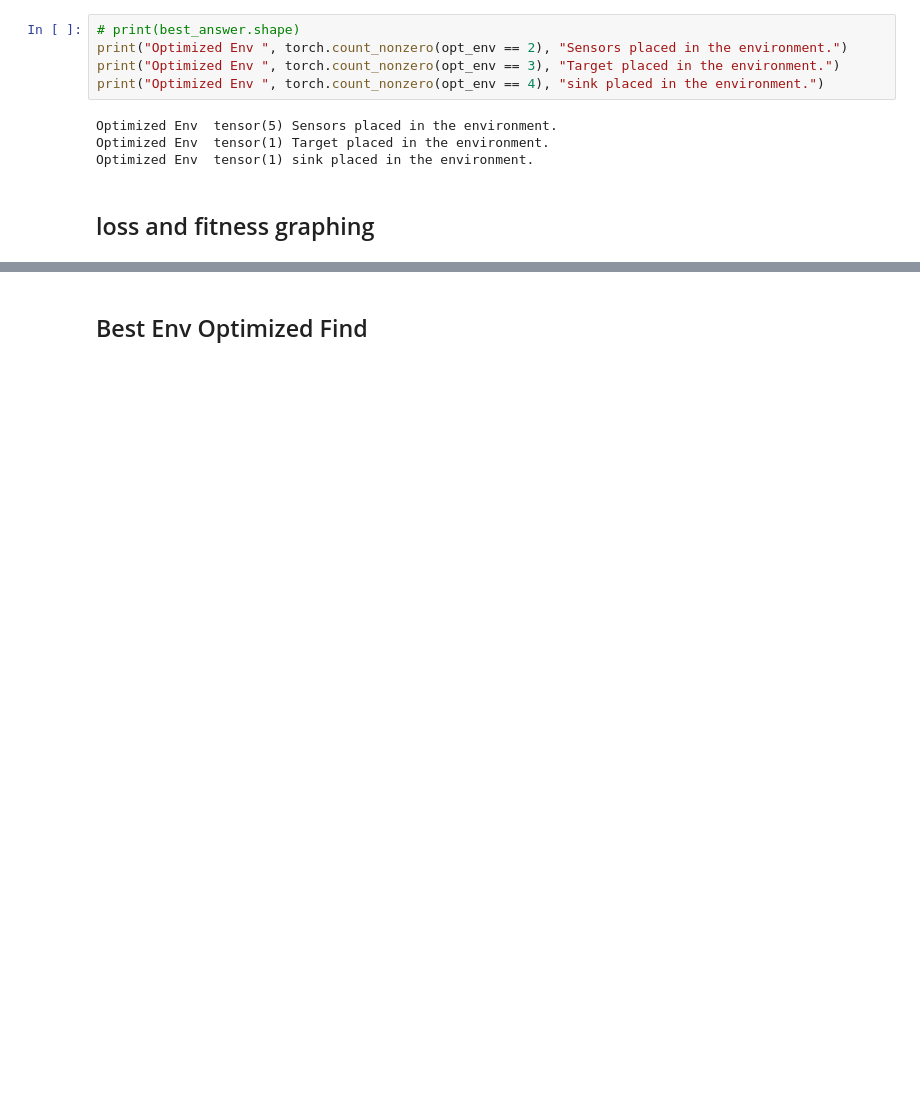
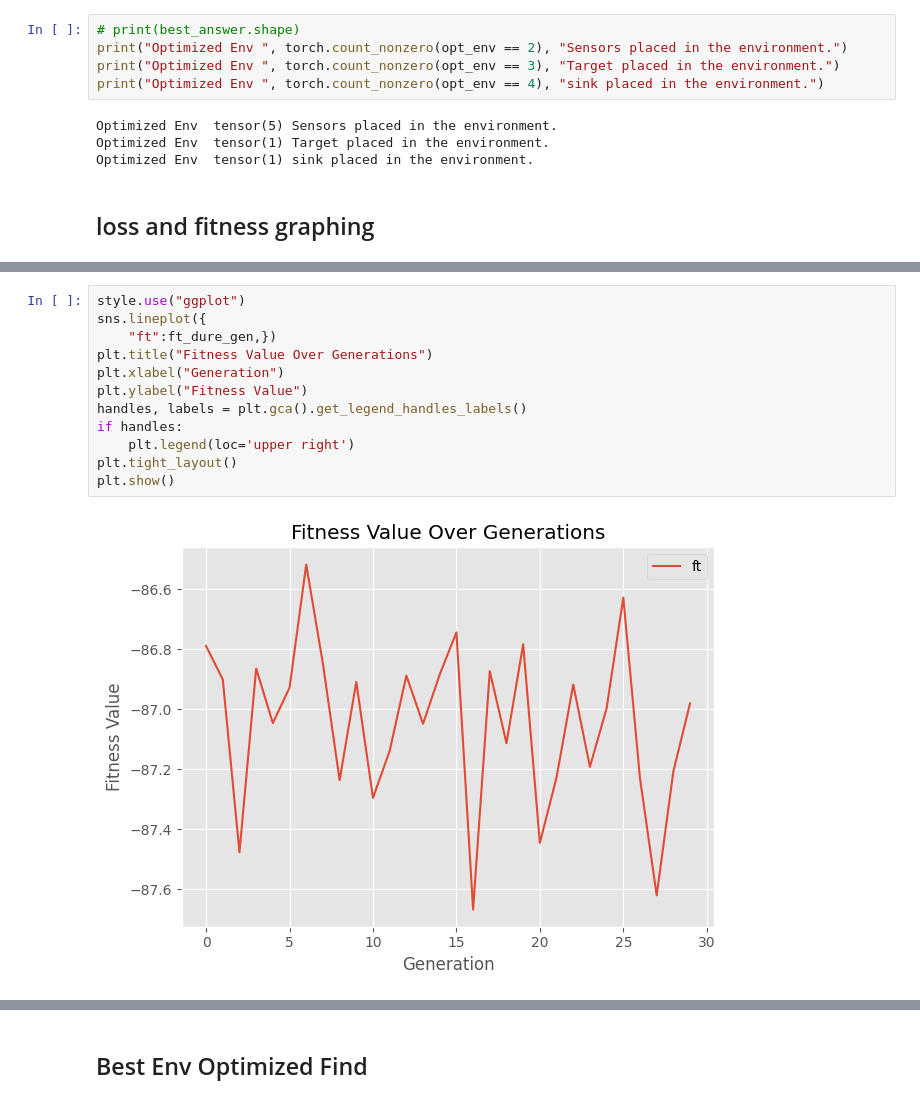
Before and after one commit to amirhu37/DCPMK, a Jupyter notebook: DCPMK.ipynb, the cells around one changed output, grey strips where cells are left out. Drawn from its saved outputs; the diff is of its cells as text; blank space fills up the shorter version.

```diff
--- a/DCPMK.ipynb
+++ b/DCPMK.ipynb
@@ -1017,0 +1068,14 @@ plt.show()
+# %%
+style.use("ggplot")
+sns.lineplot({
+    "ft":ft_dure_gen,})
+plt.title("Fitness Value Over Generations")
+plt.xlabel("Generation")
+plt.ylabel("Fitness Value")
+handles, labels = plt.gca().get_legend_handles_labels()
+if handles:
+    plt.legend(loc='upper right')
+plt.tight_layout()
+plt.show()
+# %% [output]
+[figure, added]
```
Also changed, not shown: parts of 21 cells of this notebook.
